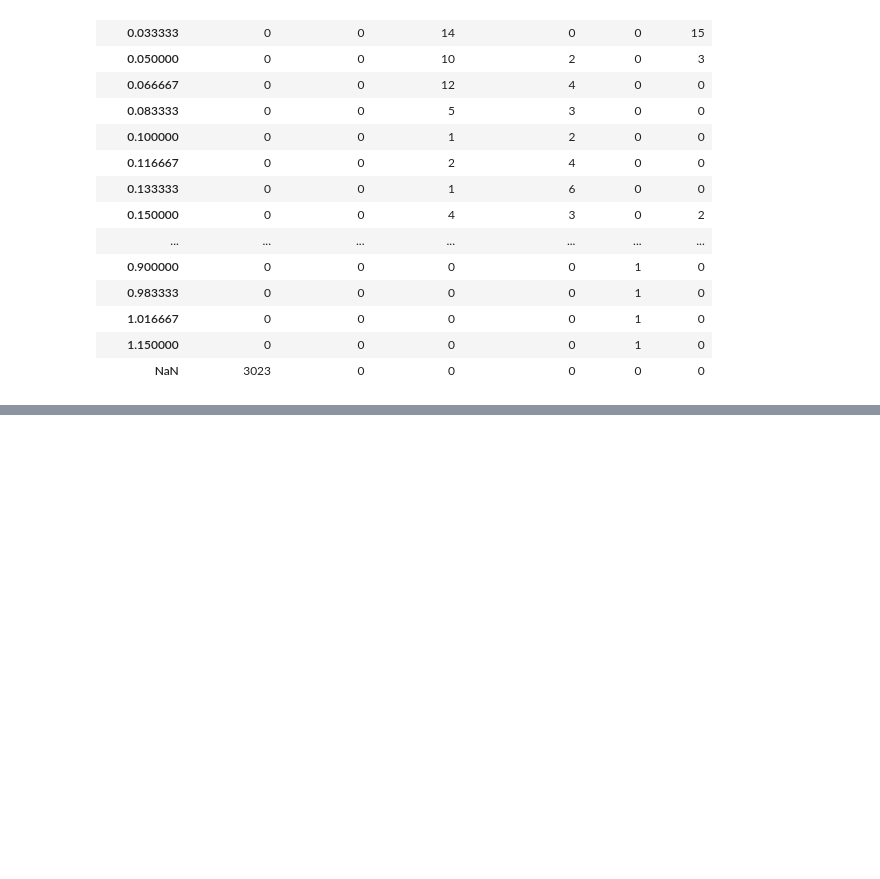
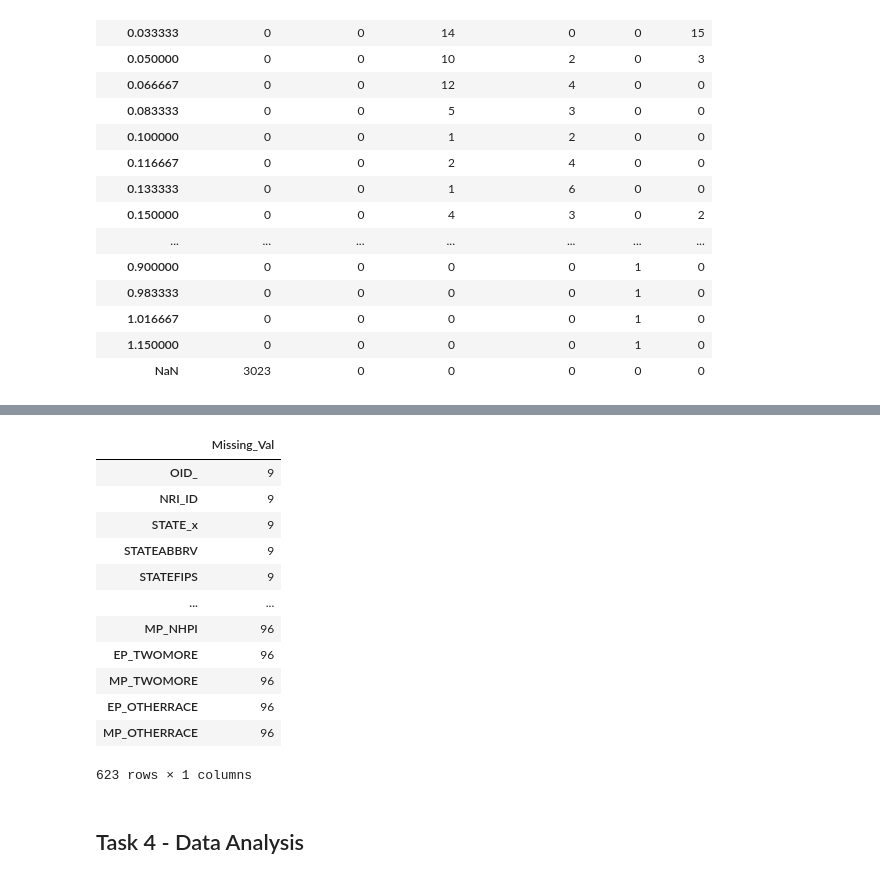
Before and after one commit to MichaelMa0904/Intro_ML_2024Fall, a Jupyter notebook: hw_progress/HW_02.ipynb, the cells around one changed output, grey strips where cells are left out. Drawn from its saved outputs; the diff is of its cells as text; code cells hidden in the pictures; blank space fills up the shorter version.

```diff
--- a/hw_progress/HW_02.ipynb
+++ b/hw_progress/HW_02.ipynb
@@ -77,0 +196,21 @@ array(['Not Applicable', 'Very Low', 'Relatively High',
+# %%
+# __3. Create a table / dataframe that shows the number of missing values in each column of the merged dataset.
+# Applying the previous created function
+Merge_SVI_NRI_missing = missing_val(Merge_SVI_NRI)
+Merge_SVI_NRI_missing
+# %% [output]
+|  | Missing_Val |
+| OID_ | 9 |
+| NRI_ID | 9 |
+| STATE_x | 9 |
+| STATEABBRV | 9 |
+| STATEFIPS | 9 |
+| ... | ... |
+| MP_NHPI | 96 |
+| EP_TWOMORE | 96 |
+| MP_TWOMORE | 96 |
+| EP_OTHERRACE | 96 |
+| MP_OTHERRACE | 96 |
+623 rows × 1 columns
+# %% [markdown]
+## Task 4 - Data Analysis
```
Also changed, not shown: parts of 12 cells of this notebook, 1 other file.
